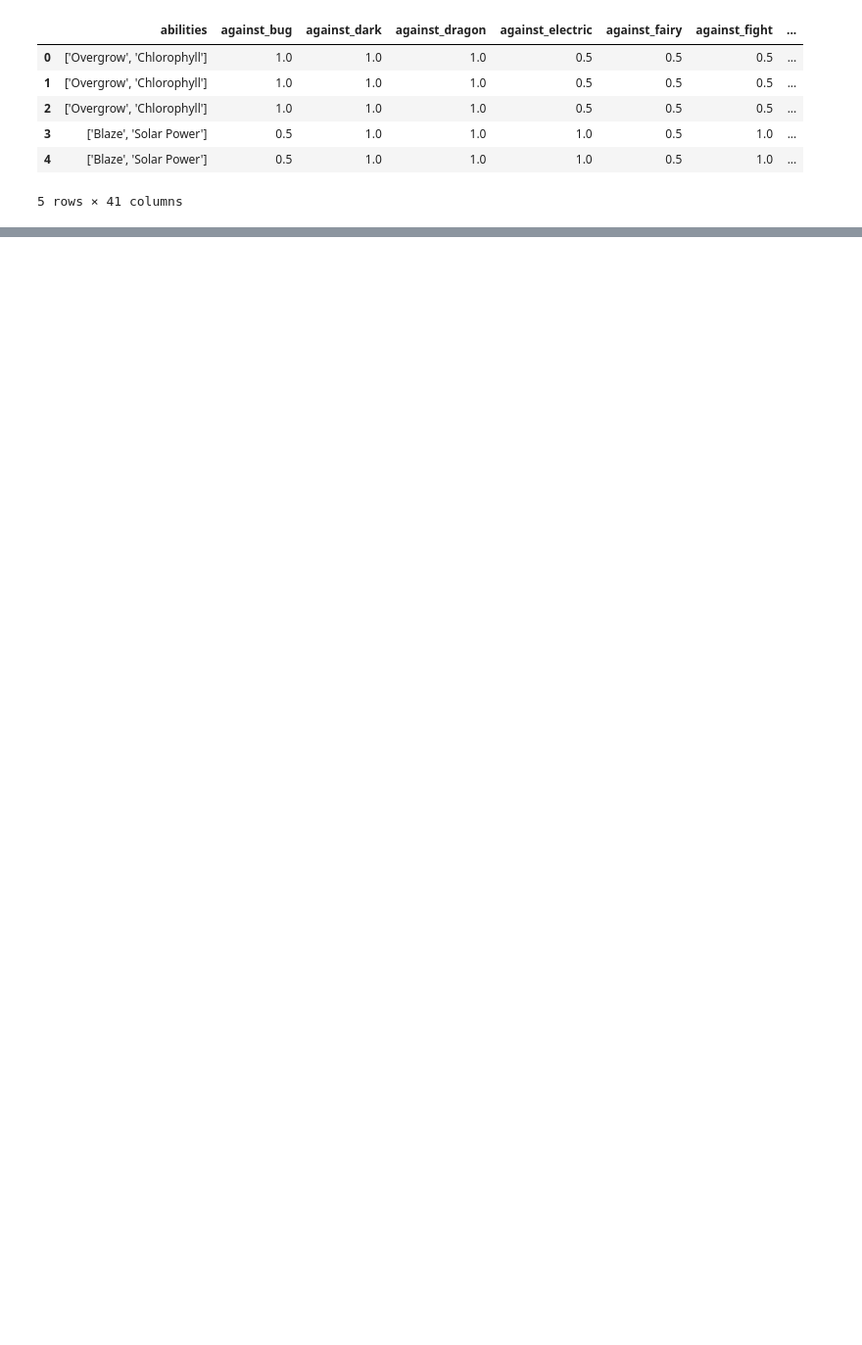
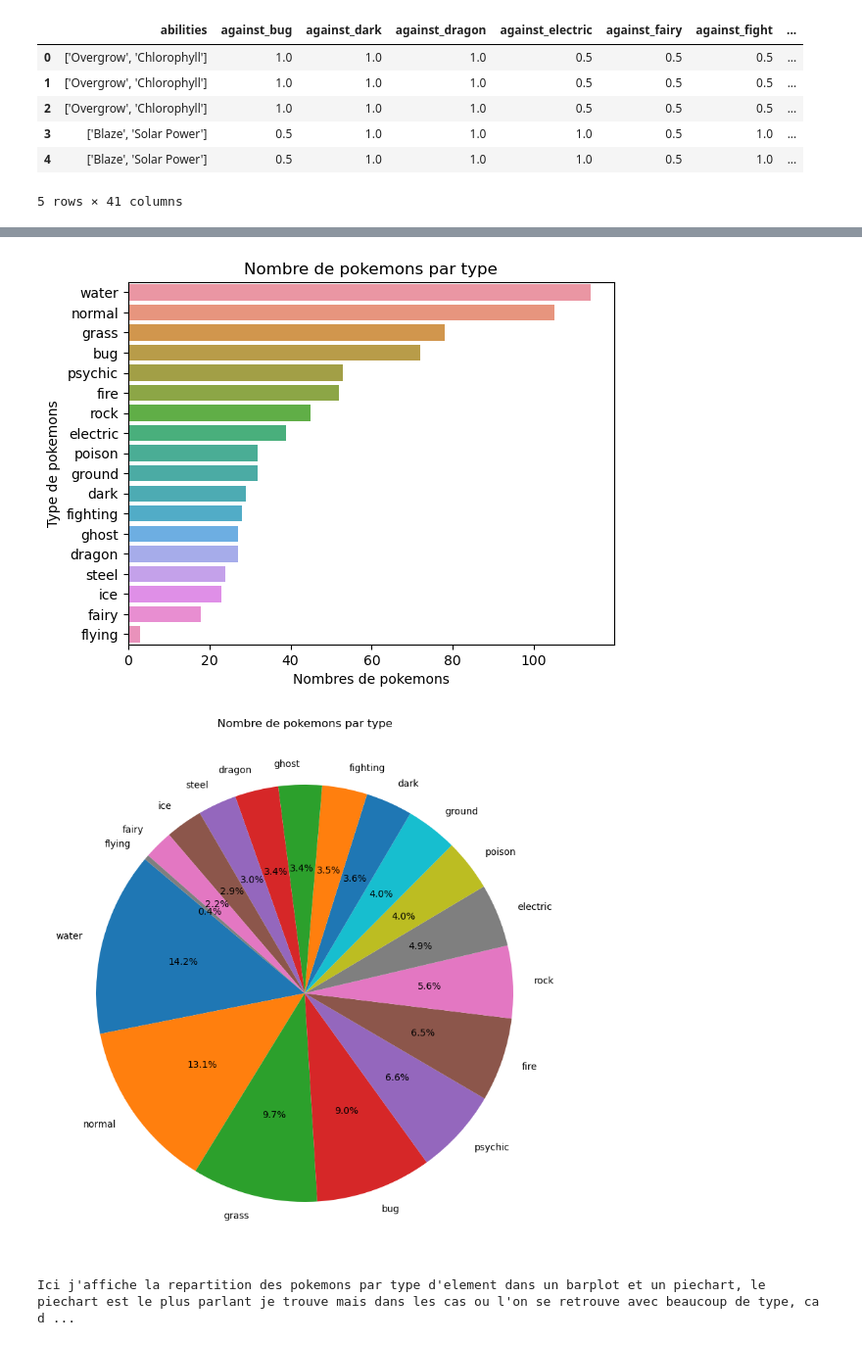
Before and after one commit to thomashuynh795/esgi-ia-tp-1, a Jupyter notebook: main.ipynb, the cells around one changed output, grey strips where cells are left out. Shown at 98% size. Saved outputs shown, nothing was run; the diff lists cells and outputs as text; code cells hidden in the pictures; blank space fills up the shorter version.

```diff
--- a/main.ipynb
+++ b/main.ipynb
@@ -63,0 +67,20 @@ dtype: object
+# %%
+type_counts = df['type1'].value_counts().reset_index()
+type_counts.columns = ['type1', 'count']
+
+sns.barplot(x='count', y='type1', data=type_counts, orient='h')
+plt.title('Nombre de pokemons par type')
+plt.xlabel('Nombres de pokemons')
+plt.ylabel('Type de pokemons')
+plt.show()
+
+plt.figure(figsize=(10, 10))
+plt.pie(type_counts['count'], labels=type_counts['type1'], autopct='%1.1f%%', startangle=140)
+plt.title('Nombre de pokemons par type')
+plt.show()
+
+print('''Ici j'affiche la repartition des pokemons par type d'element dans un barplot et un piechart, le piechart est le plus parlant je trouve mais dans les cas ou l'on se retrouve avec beaucoup de type, ca devient difficile a analyser alors que le barplot rest efficace en toutes circonstances pour la comparaison.''')
+# %% [output]
+[figure, added]
+[figure, added]
+Ici j'affiche la repartition des pokemons par type d'element dans un barplot et un piechart, le piechart est le plus parlant je trouve mais dans les cas ou l'on se retrouve avec beaucoup de type, ca d ...
```
Also changed, not shown: parts of 12 cells of this notebook, 1 other file.
